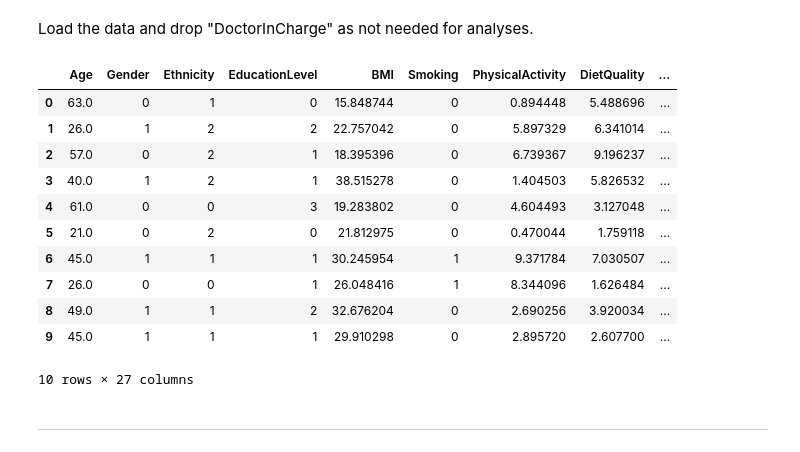
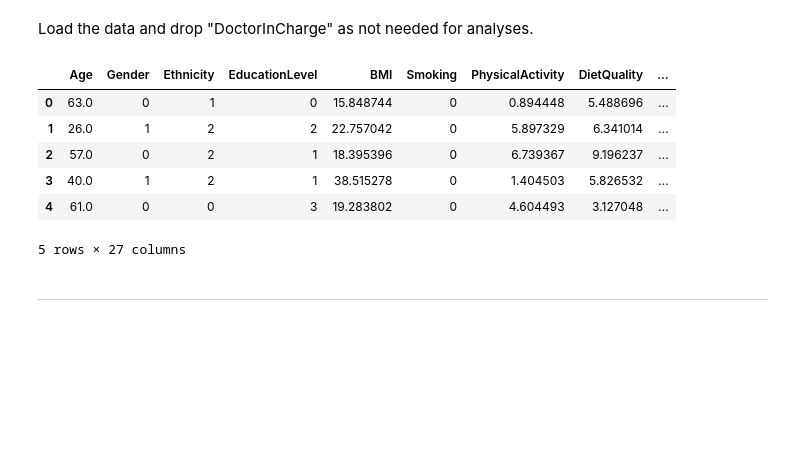
Before and after one commit to CodingLL25/AsthmaBurden, a Jupyter notebook: jupyter_notebooks/03_DataExploration.ipynb, the cells around one changed output. Saved outputs shown, nothing was run; the diff lists cells and outputs as text; code cells hidden in the pictures; blank space fills up the shorter version.

```diff
--- a/jupyter_notebooks/03_DataExploration.ipynb
+++ b/jupyter_notebooks/03_DataExploration.ipynb
@@ -50,22 +50,17 @@ Load the data and drop "DoctorInCharge" as not needed for analyses.
 # %%
 import pandas as pd
 
 df_raw_path = "outputs/datasets/cleaned/asthma_disease_data_cleaned.csv"
 df = pd.read_csv(df_raw_path)
-df.head(10)
+df.head(5)
 # %% [output]
 |  | Age | Gender | Ethnicity | EducationLevel | BMI | Smoking | PhysicalActivity | DietQuality | ... |
 | 0 | 63.0 | 0 | 1 | 0 | 15.848744 | 0 | 0.894448 | 5.488696 | ... |
 | 1 | 26.0 | 1 | 2 | 2 | 22.757042 | 0 | 5.897329 | 6.341014 | ... |
 | 2 | 57.0 | 0 | 2 | 1 | 18.395396 | 0 | 6.739367 | 9.196237 | ... |
 | 3 | 40.0 | 1 | 2 | 1 | 38.515278 | 0 | 1.404503 | 5.826532 | ... |
 | 4 | 61.0 | 0 | 0 | 3 | 19.283802 | 0 | 4.604493 | 3.127048 | ... |
-| 5 | 21.0 | 0 | 2 | 0 | 21.812975 | 0 | 0.470044 | 1.759118 | ... |
-| 6 | 45.0 | 1 | 1 | 1 | 30.245954 | 1 | 9.371784 | 7.030507 | ... |
-| 7 | 26.0 | 0 | 0 | 1 | 26.048416 | 1 | 8.344096 | 1.626484 | ... |
-| 8 | 49.0 | 1 | 1 | 2 | 32.676204 | 0 | 2.690256 | 3.920034 | ... |
-| 9 | 45.0 | 1 | 1 | 1 | 29.910298 | 0 | 2.895720 | 2.607700 | ... |
-10 rows × 27 columns
+5 rows × 27 columns
 # %% [markdown]
 ---
 # %% [markdown]
```
